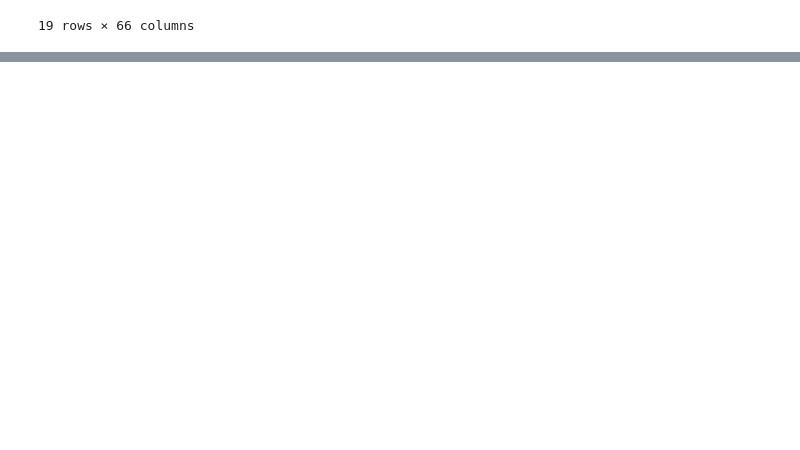
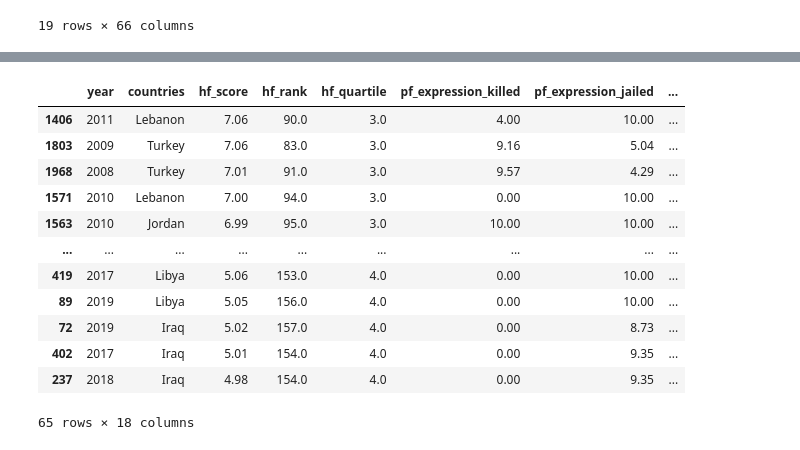
Before and after one commit to NJB7/HumanFreedomIndexProject, a Jupyter notebook: HFIProject.ipynb, the cells around one changed output, grey strips where cells are left out. Drawn from its saved outputs; the diff is of its cells as text; code cells hidden in the pictures; blank space fills up the shorter version.

```diff
--- a/HFIProject.ipynb
+++ b/HFIProject.ipynb
@@ -128,0 +146,19 @@ df6
+# %%
+# df6[df6.columns[0:5]]
+df6[['year', 'countries', 'hf_score', 'hf_rank', 'hf_quartile', 'pf_expression_killed', 'pf_expression_jailed', 'pf_expression_media', 'pf_expression_cultural',
+    'pf_expression_gov', 'pf_expression_internet', 'pf_expression_harass', 'pf_expression_selfcens', 'pf_expression_freedom_bti', 'pf_expression_freedom_cld',
+    'pf_expression_freedom', 'pf_expression', 'pf_expression_rank']].dropna()
+# %% [output]
+|  | year | countries | hf_score | hf_rank | hf_quartile | pf_expression_killed | pf_expression_jailed | ... |
+| 1406 | 2011 | Lebanon | 7.06 | 90.0 | 3.0 | 4.00 | 10.00 | ... |
+| 1803 | 2009 | Turkey | 7.06 | 83.0 | 3.0 | 9.16 | 5.04 | ... |
+| 1968 | 2008 | Turkey | 7.01 | 91.0 | 3.0 | 9.57 | 4.29 | ... |
+| 1571 | 2010 | Lebanon | 7.00 | 94.0 | 3.0 | 0.00 | 10.00 | ... |
+| 1563 | 2010 | Jordan | 6.99 | 95.0 | 3.0 | 10.00 | 10.00 | ... |
+| ... | ... | ... | ... | ... | ... | ... | ... | ... |
+| 419 | 2017 | Libya | 5.06 | 153.0 | 4.0 | 0.00 | 10.00 | ... |
+| 89 | 2019 | Libya | 5.05 | 156.0 | 4.0 | 0.00 | 10.00 | ... |
+| 72 | 2019 | Iraq | 5.02 | 157.0 | 4.0 | 0.00 | 8.73 | ... |
+| 402 | 2017 | Iraq | 5.01 | 154.0 | 4.0 | 0.00 | 9.35 | ... |
+| 237 | 2018 | Iraq | 4.98 | 154.0 | 4.0 | 0.00 | 9.35 | ... |
+65 rows × 18 columns
```
Also changed, not shown: parts of 5 cells of this notebook, 1 other file.
